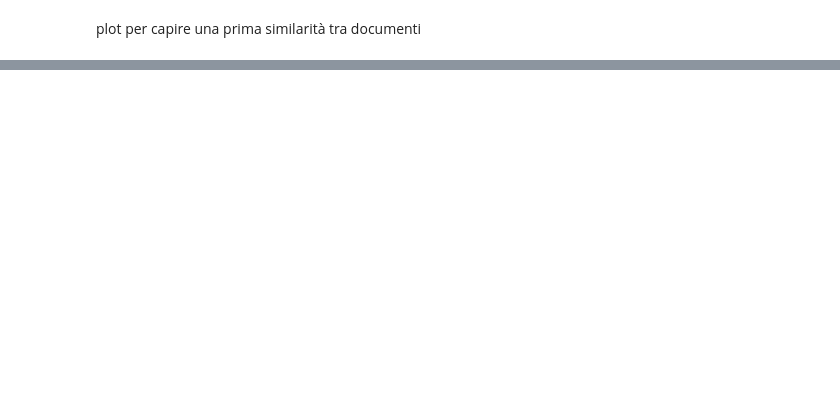
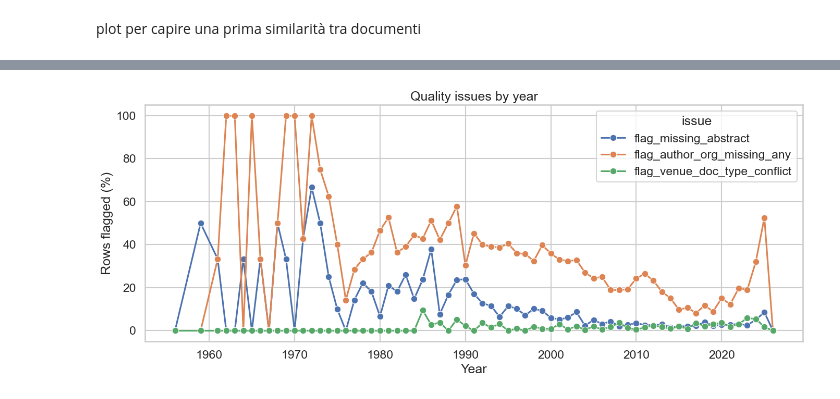
Before and after one commit to SergioFernandezDiz/Data-Projects-Hackathon_3-25-26, a Jupyter notebook: code.ipynb, the cells around one changed output, grey strips where cells are left out. Saved outputs shown, nothing was run; the diff lists cells and outputs as text; code cells hidden in the pictures; blank space fills up the shorter version.

```diff
--- a/code.ipynb
+++ b/code.ipynb
@@ -964,0 +1548,25 @@ fig.show()
+# %%
+year_quality = (
+    df_clean.dropna(subset=["year_clean"])
+    .assign(year_clean=lambda x: x["year_clean"].astype(int))
+    .groupby("year_clean")[[
+        "flag_missing_abstract",
+        "flag_author_org_missing_any",
+        "flag_venue_doc_type_conflict"
+    ]]
+    .mean()
+    .mul(100)
+    .reset_index()
+)
+
+year_quality_long = year_quality.melt(id_vars="year_clean", var_name="issue", value_name="pct")
+
+plt.figure(figsize=(14, 6))
+sns.lineplot(data=year_quality_long, x="year_clean", y="pct", hue="issue", marker="o")
+plt.title("Quality issues by year")
+plt.xlabel("Year")
+plt.ylabel("Rows flagged (%)")
+plt.tight_layout()
+plt.show()
+# %% [output]
+[figure, added]
```
Also changed, not shown: parts of 47 cells of this notebook, 1 other file.
